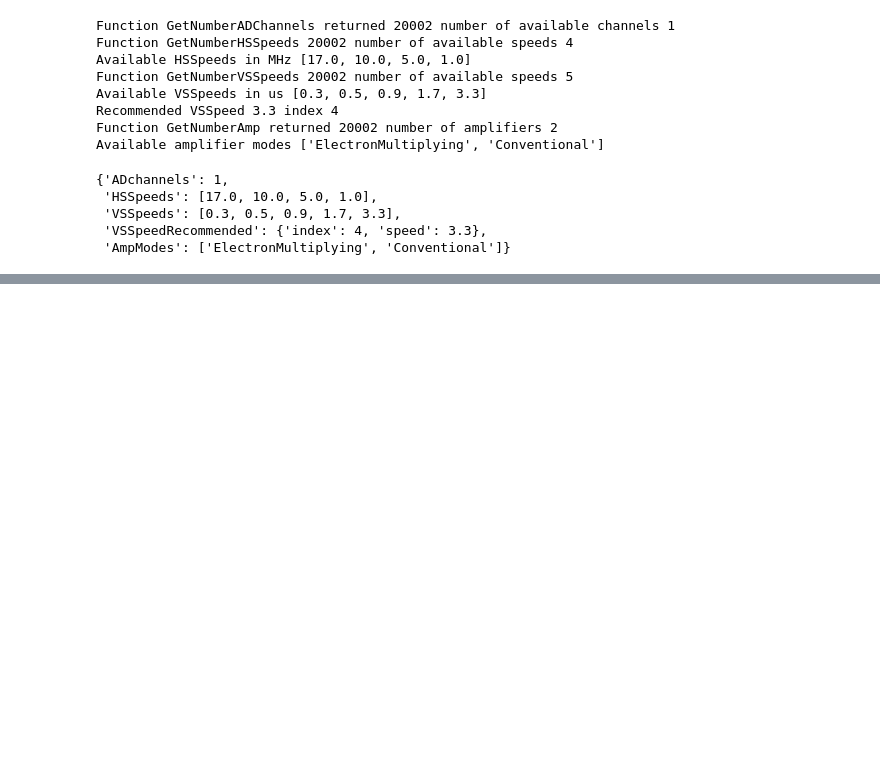
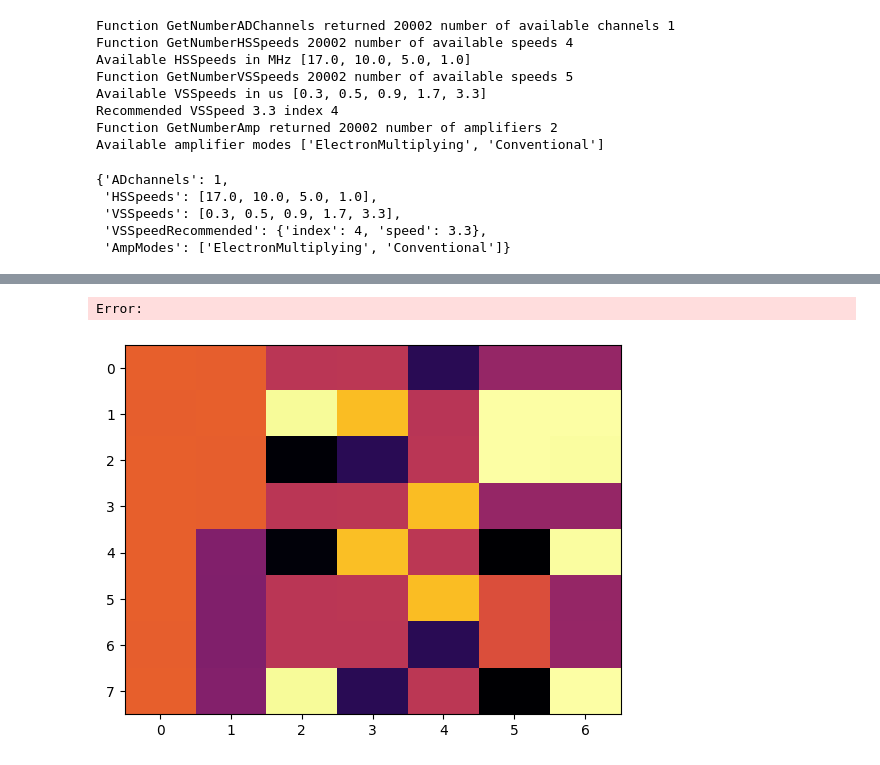
Before and after one commit to ellenle3/pyRTC-IRTF, a Jupyter notebook: IRTF/felixsim.ipynb, the cells around one changed output, grey strips where cells are left out. Drawn from its saved outputs; the diff is of its cells as text; code cells hidden in the pictures; blank space fills up the shorter version.

```diff
--- a/IRTF/felixsim.ipynb
+++ b/IRTF/felixsim.ipynb
@@ -306,0 +324,3 @@ Using VSSpeed index 1: 0.50 µs
+# %%
+loop.pokeAmp = 0.3
+loop.numItersIM = 50
@@ -306,0 +331,4 @@ Using VSSpeed index 1: 0.50 µs
+# %%
+loop.setGain(0.05)
+# %% [output]
+Error:
@@ -306,0 +342,4 @@ Using VSSpeed index 1: 0.50 µs
+# %%
+loop.plotIM()
+# %% [output]
+[figure, added]
```
Also changed, not shown: parts of 41 cells of this notebook, 20 other files.
